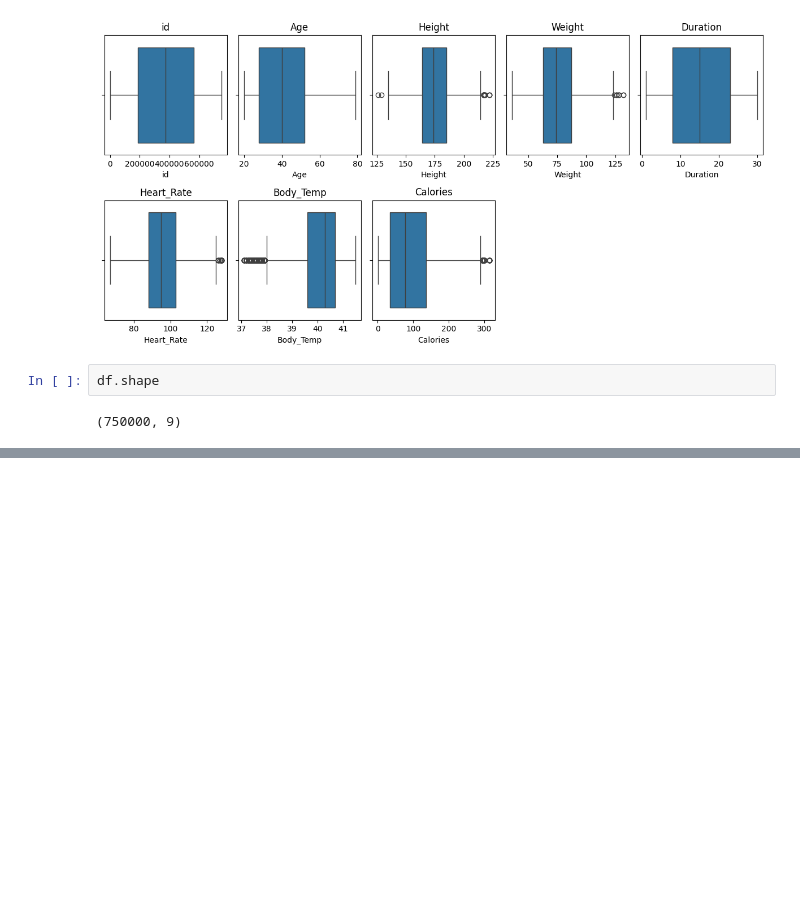
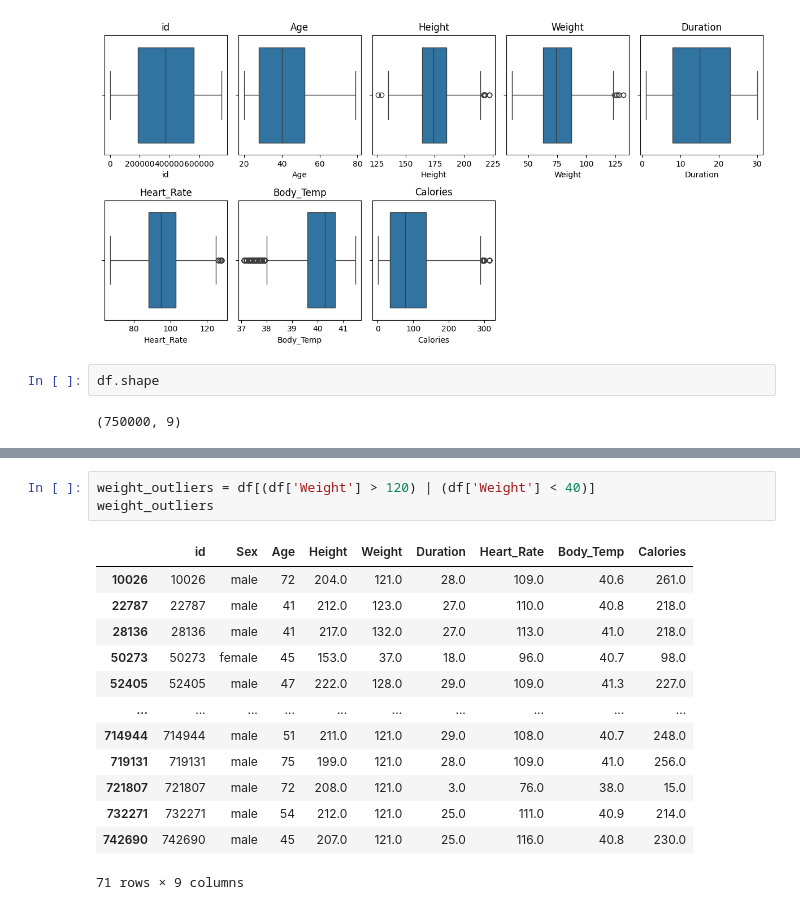
Before and after one commit to kokilagaurav/energy_expenditure_estimator, a Jupyter notebook: notebook.ipynb, the cells around one changed output, grey strips where cells are left out. Cells and saved outputs as stored; diff of their text form; blank space fills up the shorter version.

```diff
--- a/notebook.ipynb
+++ b/notebook.ipynb
@@ -89,0 +98,17 @@ df.shape
+# %%
+weight_outliers = df[(df['Weight'] > 120) | (df['Weight'] < 40)]
+weight_outliers
+# %% [output]
+|  | id | Sex | Age | Height | Weight | Duration | Heart_Rate | Body_Temp | Calories |
+| 10026 | 10026 | male | 72 | 204.0 | 121.0 | 28.0 | 109.0 | 40.6 | 261.0 |
+| 22787 | 22787 | male | 41 | 212.0 | 123.0 | 27.0 | 110.0 | 40.8 | 218.0 |
+| 28136 | 28136 | male | 41 | 217.0 | 132.0 | 27.0 | 113.0 | 41.0 | 218.0 |
+| 50273 | 50273 | female | 45 | 153.0 | 37.0 | 18.0 | 96.0 | 40.7 | 98.0 |
+| 52405 | 52405 | male | 47 | 222.0 | 128.0 | 29.0 | 109.0 | 41.3 | 227.0 |
+| ... | ... | ... | ... | ... | ... | ... | ... | ... | ... |
+| 714944 | 714944 | male | 51 | 211.0 | 121.0 | 29.0 | 108.0 | 40.7 | 248.0 |
+| 719131 | 719131 | male | 75 | 199.0 | 121.0 | 28.0 | 109.0 | 41.0 | 256.0 |
+| 721807 | 721807 | male | 72 | 208.0 | 121.0 | 3.0 | 76.0 | 38.0 | 15.0 |
+| 732271 | 732271 | male | 54 | 212.0 | 121.0 | 25.0 | 111.0 | 40.9 | 214.0 |
+| 742690 | 742690 | male | 45 | 207.0 | 121.0 | 25.0 | 116.0 | 40.8 | 230.0 |
+71 rows × 9 columns
```
Also changed, not shown: parts of 6 cells of this notebook.
